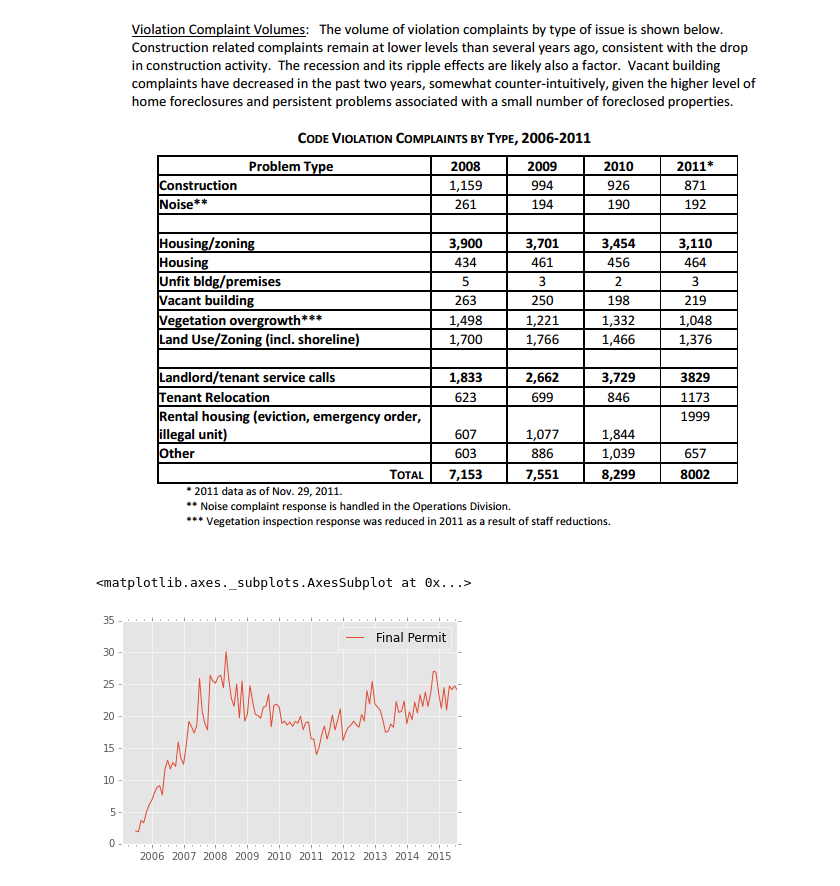
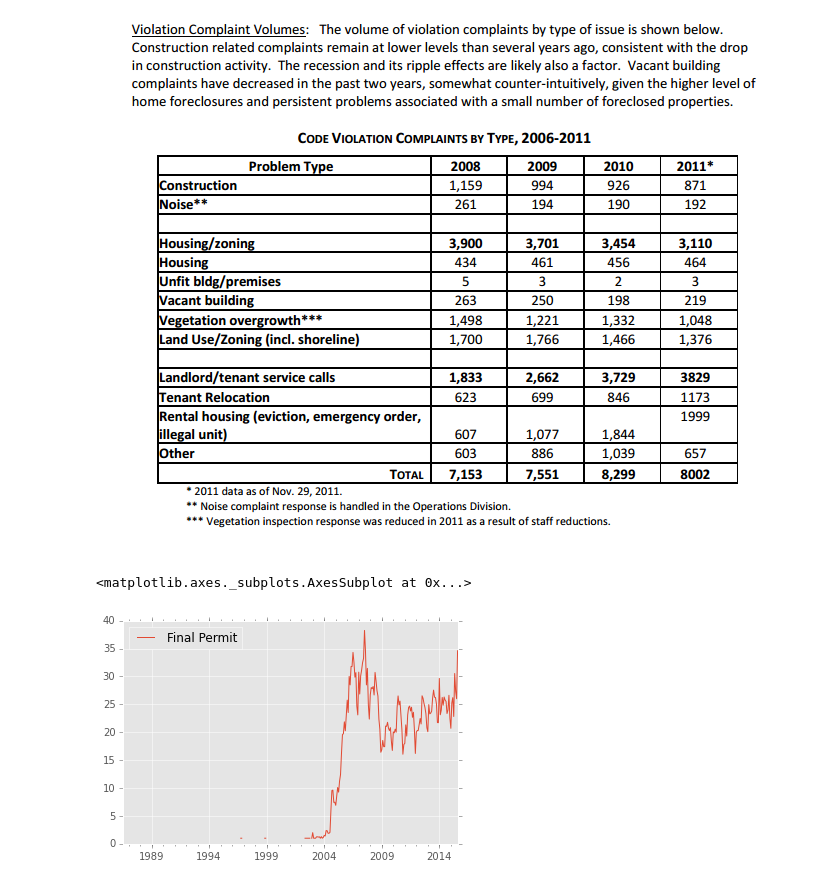
Before and after one commit to RaySSharma/code-violations-seattle, a Jupyter notebook: CodeViolationsSeattle.ipynb, the cells around one changed output. Saved outputs shown, nothing was run; the diff lists cells and outputs as text; code cells hidden in the pictures.

```diff
--- a/CodeViolationsSeattle.ipynb
+++ b/CodeViolationsSeattle.ipynb
@@ -143,14 +178,14 @@ construction1 = pd.read_csv('construction.csv', header=0, parse_dates=True)
 construction2 = pd.read_csv('construction2.csv', header=0, parse_dates=True)
 construction = pd.concat([construction1,construction2])
 # %%
-permit_counts = construction['Final Date'].value_counts()
+permit_counts = construction['Issue Date'].value_counts()
 permit_dates = pd.to_datetime(permit_counts.index, format='%m/%d/%Y')
 
 permits = pd.DataFrame({'Final Permit': pd.Series(permit_counts.tolist(), index=permit_dates)})
 permits.resample('M').plot()
 # %% [output]
 <matplotlib.axes._subplots.AxesSubplot at 0x...>
-[figure, old version]
+[figure, new version]
 # %%
 data = inspections.join(permits).resample('W').fillna(0)
 data = data.sort()
```
Also changed, not shown: parts of 29 cells of this notebook.
